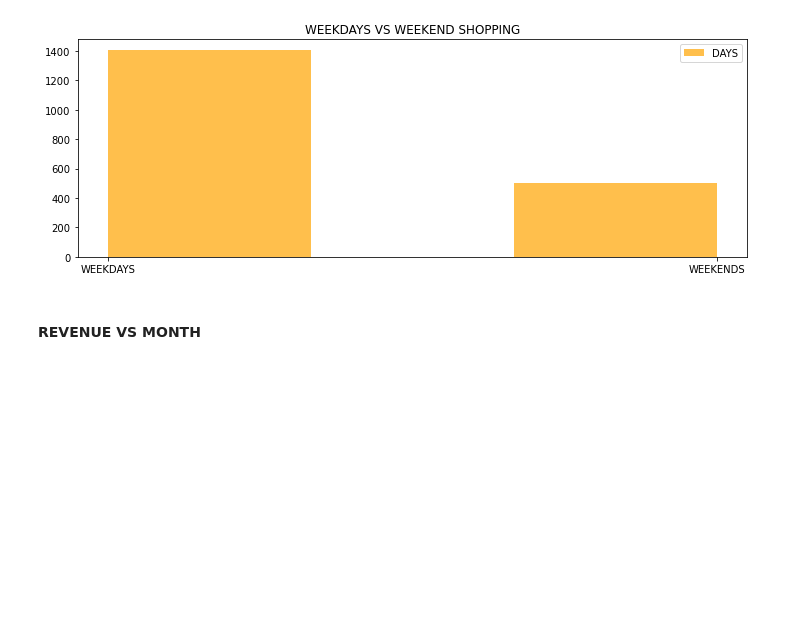
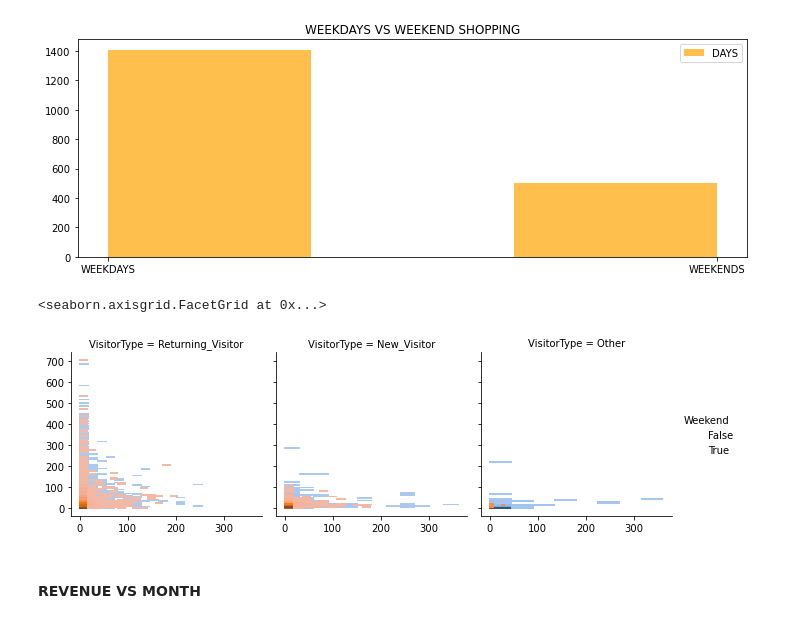
Before and after one commit to dsdata2000/shoppers_intention_dataset, a Jupyter notebook: shoppers-intension-final.ipynb, the cells around one changed output. Drawn from its saved outputs; the diff is of its cells as text; code cells hidden in the pictures; blank space fills up the shorter version.

```diff
--- a/shoppers-intension-final.ipynb
+++ b/shoppers-intension-final.ipynb
@@ -212,6 +244,13 @@ plt.title('WEEKDAYS VS WEEKEND SHOPPING')
 plt.show()
 # %% [output]
 [figure]
+# %%
+g = sns.FacetGrid(df, col='VisitorType', hue='Weekend')
+g.map_dataframe(sns.histplot, x= 'PageValues' , y='ProductRelated')
+g.add_legend()
+# %% [output]
+<seaborn.axisgrid.FacetGrid at 0x...>
+[figure, added]
 # %% [markdown]
 #### REVENUE VS MONTH
 # %%
```
Also changed, not shown: parts of 7 cells of this notebook, 1 other file.
